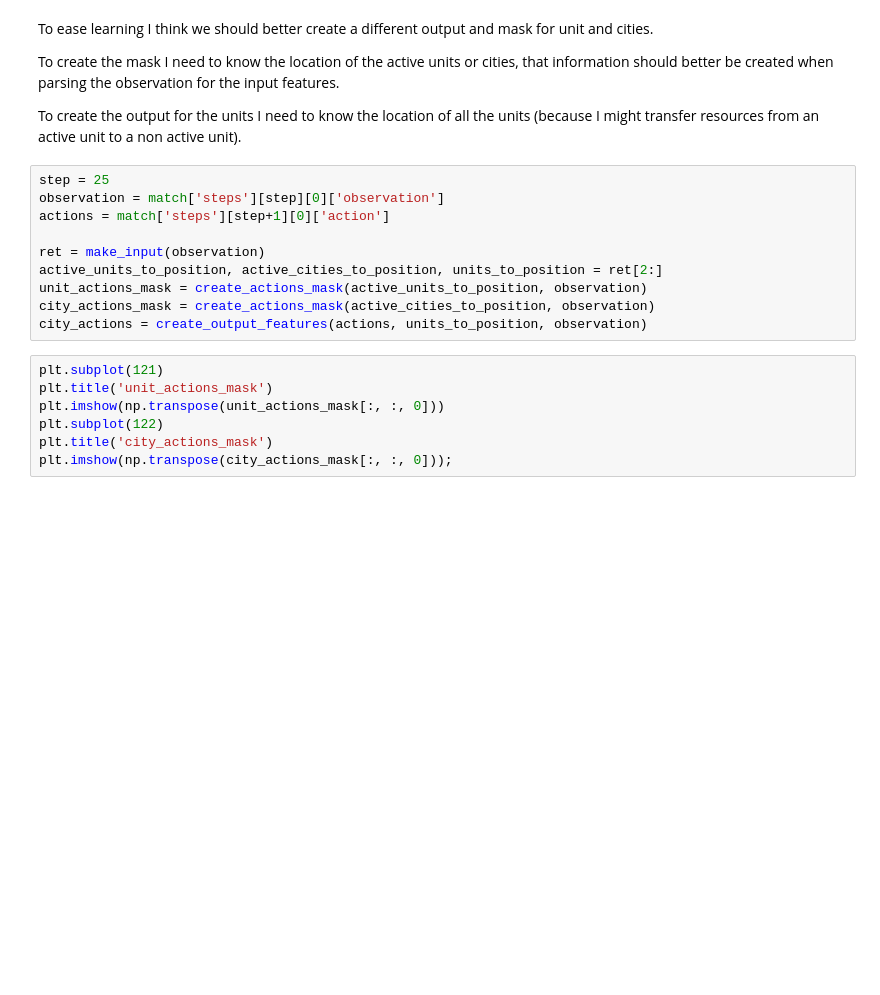
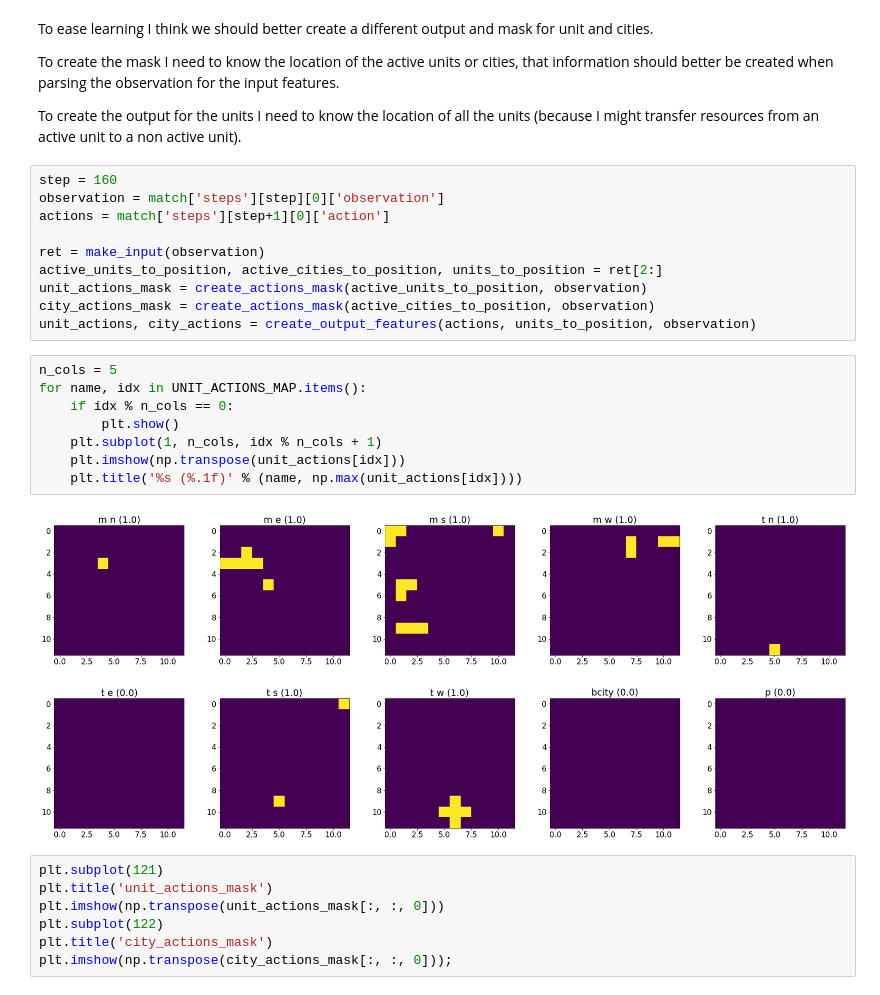
Before and after one commit to ironbar/luxai, a Jupyter notebook: notebooks/005_game_features_for_imitation_learning.ipynb, the cells around one changed output. Cells and saved outputs as stored; diff of their text form; blank space fills up the shorter version.

Commit message:
implemented unit actions

```diff
--- a/notebooks/005_game_features_for_imitation_learning.ipynb
+++ b/notebooks/005_game_features_for_imitation_learning.ipynb
@@ -114,7 +116,7 @@ To create the mask I need to know the location of the active units or cities, th
 
 To create the output for the units I need to know the location of all the units (because I might transfer resources from an active unit to a non active unit).
 # %%
-step = 25
+step = 160
 observation = match['steps'][step][0]['observation']
 actions = match['steps'][step+1][0]['action']
 
@@ -122,7 +124,18 @@ ret = make_input(observation)
 active_units_to_position, active_cities_to_position, units_to_position = ret[2:]
 unit_actions_mask = create_actions_mask(active_units_to_position, observation)
 city_actions_mask = create_actions_mask(active_cities_to_position, observation)
-city_actions = create_output_features(actions, units_to_position, observation)
+unit_actions, city_actions = create_output_features(actions, units_to_position, observation)
+# %%
+n_cols = 5
+for name, idx in UNIT_ACTIONS_MAP.items():
+    if idx % n_cols == 0:
+        plt.show()
+    plt.subplot(1, n_cols, idx % n_cols + 1)
+    plt.imshow(np.transpose(unit_actions[idx]))
+    plt.title('%s (%.1f)' % (name, np.max(unit_actions[idx])))
+# %% [output]
+[figure, added]
+[figure, added]
 # %%
 plt.subplot(121)
 plt.title('unit_actions_mask')
```
Also changed, not shown: parts of 1 cell of this notebook, 1 other file.
